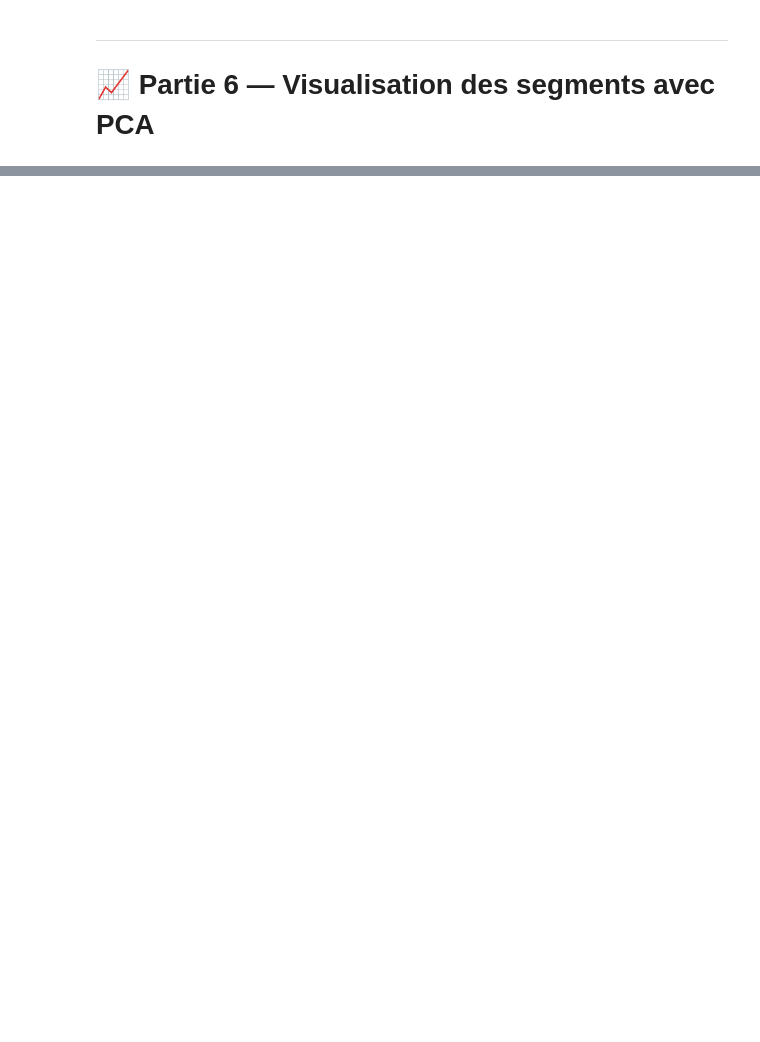
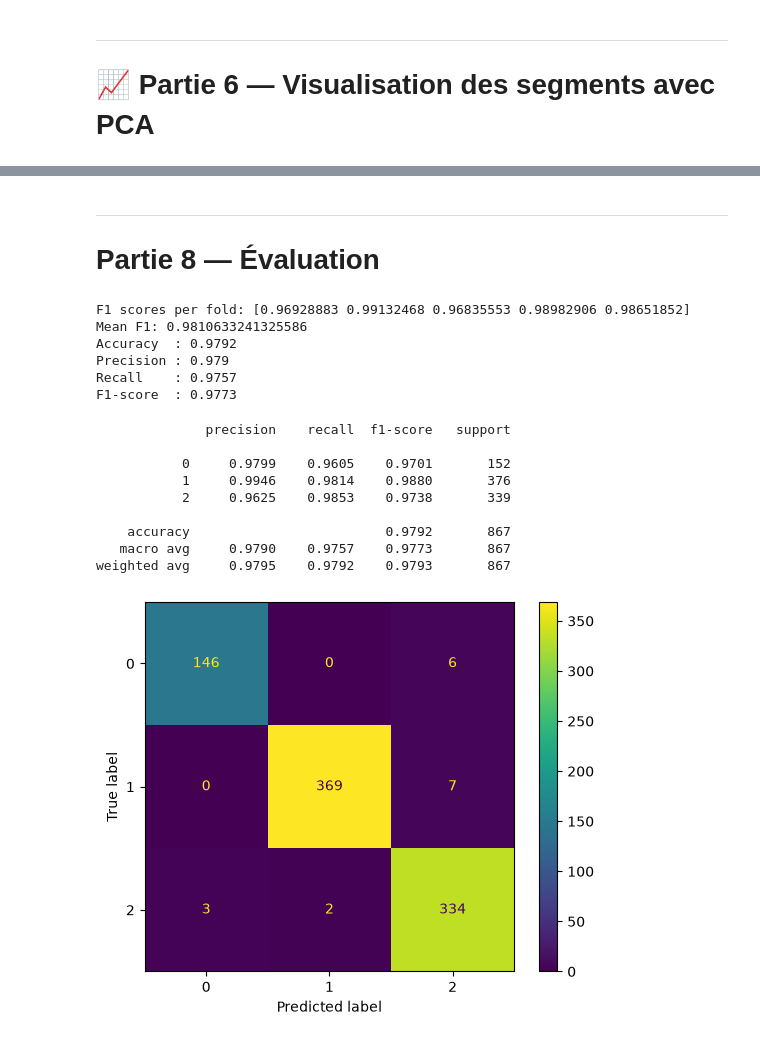
Before and after one commit to RihabMhd/Apprentissage-Suppervisee-Classification, a Jupyter notebook: notebook/prediction.ipynb, the cells around one changed output, grey strips where cells are left out. Saved outputs shown, nothing was run; the diff lists cells and outputs as text; code cells hidden in the pictures; blank space fills up the shorter version.

```diff
--- a/notebook/prediction.ipynb
+++ b/notebook/prediction.ipynb
@@ -722,0 +567,53 @@ plt.show()
+# %% [markdown]
+---
+# Partie 8 — Évaluation
+# %%
+from sklearn.metrics import accuracy_score, precision_score, recall_score, f1_score
+
+skf=StratifiedKFold(n_splits=5,shuffle=True,random_state=42)
+
+scores=cross_val_score(rf,x_train,y_train,cv=skf,scoring="f1_macro")
+
+print("F1 scores per fold:", scores)
+print("Mean F1:", scores.mean())
+
+rf.fit(x_train,y_train)
+y_pred=rf.predict(x_test)
+
+a_score=accuracy_score(y_test,y_pred)
+p_score=precision_score(y_test,y_pred,average="macro")
+r_score=recall_score(y_test,y_pred,average="macro")
+f_score=f1_score(y_test,y_pred,average="macro")
+
+print("Accuracy  :",round(a_score,4))
+print("Precision :",round(p_score,4))
+print("Recall    :",round(r_score,4))
+print("F1-score  :",round(f_score,4))
+# %% [output]
+F1 scores per fold: [0.96928883 0.99132468 0.96835553 0.98982906 0.98651852]
+Mean F1: 0.9810633241325586
+Accuracy  : 0.9792
+Precision : 0.979
+Recall    : 0.9757
+F1-score  : 0.9773
+# %%
+from sklearn.metrics import classification_report,confusion_matrix, ConfusionMatrixDisplay
+import matplotlib.pyplot as plt
+
+print(classification_report(y_test,y_pred,digits=4))
+
+confusionMatrix = confusion_matrix(y_test, y_pred, labels=[0, 1, 2])
+display=ConfusionMatrixDisplay(confusion_matrix=confusionMatrix,display_labels=None)
+display.plot()
+plt.show()
+# %% [output]
+              precision    recall  f1-score   support
+
+           0     0.9799    0.9605    0.9701       152
+           1     0.9946    0.9814    0.9880       376
+           2     0.9625    0.9853    0.9738       339
+
+    accuracy                         0.9792       867
+   macro avg     0.9790    0.9757    0.9773       867
+weighted avg     0.9795    0.9792    0.9793       867
+[figure, added]
```
Also changed, not shown: parts of 40 cells of this notebook, 1 other file.
